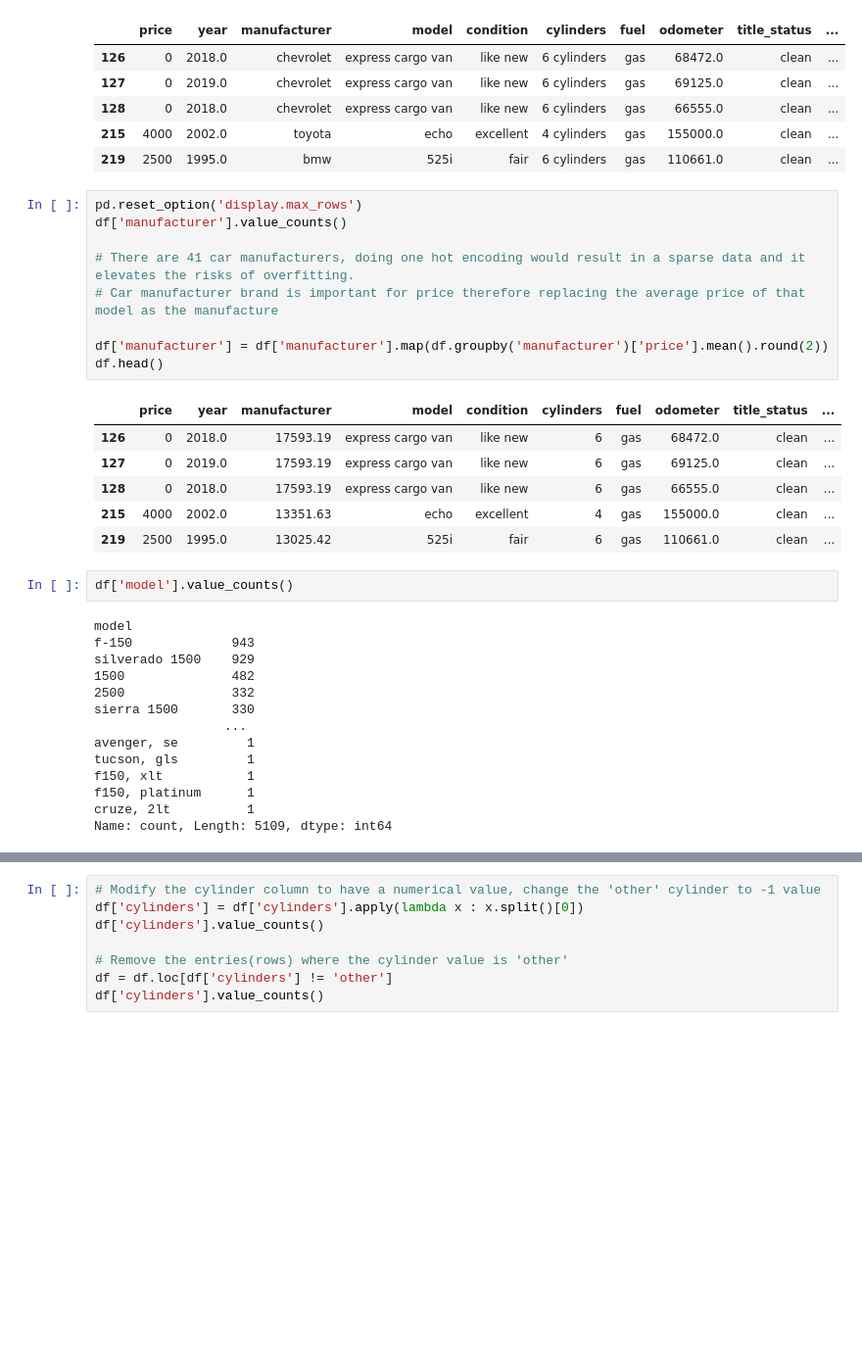
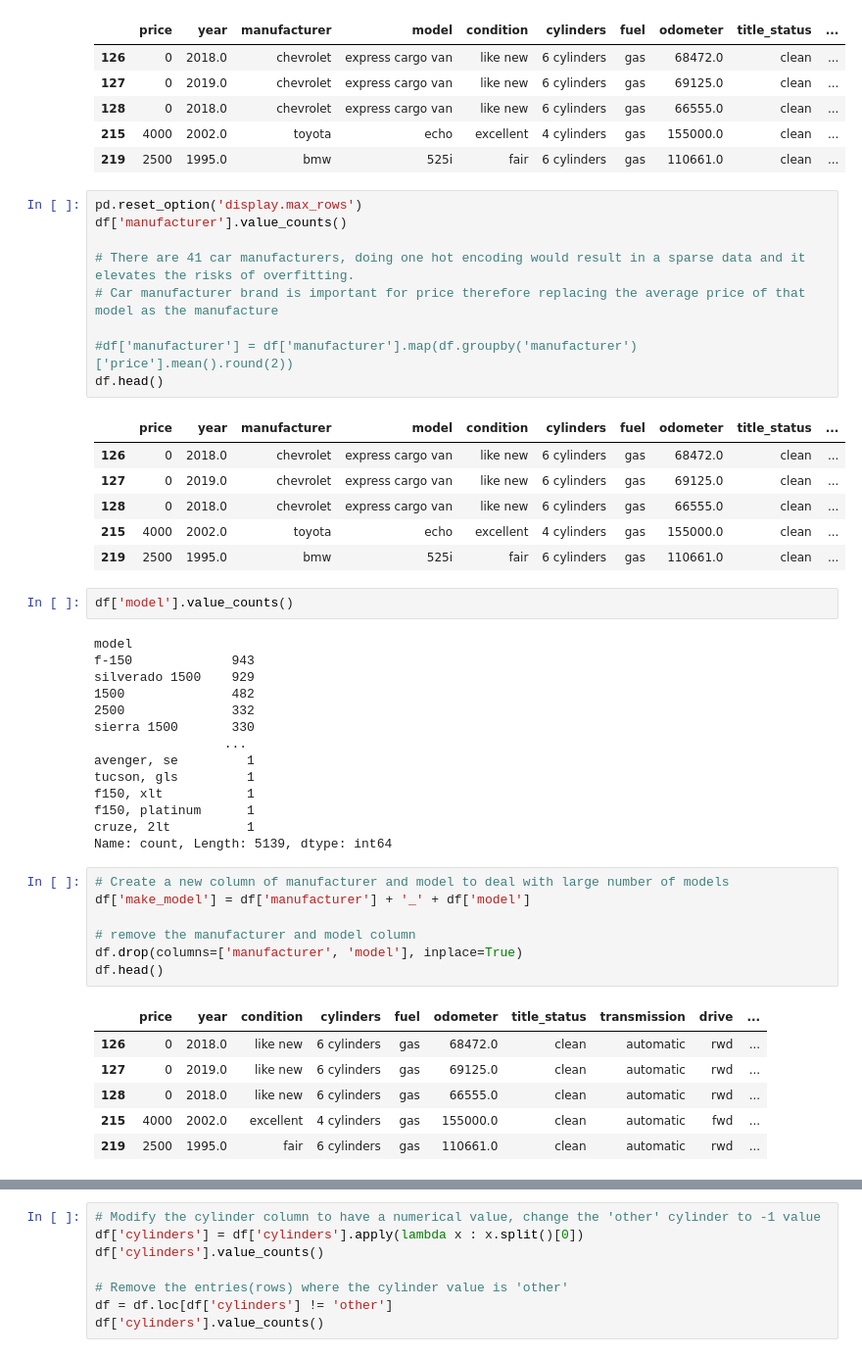
Before and after one commit to timeless81/Module-11---Used-Cars, a Jupyter notebook: prompt_II.ipynb, the cells around one changed output, grey strips where cells are left out. Shown at 98% size. Saved outputs shown, nothing was run; the diff lists cells and outputs as text; blank space fills up the shorter version.

```diff
--- a/prompt_II.ipynb
+++ b/prompt_II.ipynb
@@ -153,15 +153,15 @@ df['manufacturer'].value_counts()
 # There are 41 car manufacturers, doing one hot encoding would result in a sparse data and it elevates the risks of overfitting.
 # Car manufacturer brand is important for price therefore replacing the average price of that model as the manufacture
 
-df['manufacturer'] = df['manufacturer'].map(df.groupby('manufacturer')['price'].mean().round(2))
+#df['manufacturer'] = df['manufacturer'].map(df.groupby('manufacturer')['price'].mean().round(2))
 df.head()
 # %% [output]
 |  | price | year | manufacturer | model | condition | cylinders | fuel | odometer | title_status | ... |
-| 126 | 0 | 2018.0 | 17593.19 | express cargo van | like new | 6 | gas | 68472.0 | clean | ... |
-| 127 | 0 | 2019.0 | 17593.19 | express cargo van | like new | 6 | gas | 69125.0 | clean | ... |
-| 128 | 0 | 2018.0 | 17593.19 | express cargo van | like new | 6 | gas | 66555.0 | clean | ... |
-| 215 | 4000 | 2002.0 | 13351.63 | echo | excellent | 4 | gas | 155000.0 | clean | ... |
-| 219 | 2500 | 1995.0 | 13025.42 | 525i | fair | 6 | gas | 110661.0 | clean | ... |
+| 126 | 0 | 2018.0 | chevrolet | express cargo van | like new | 6 cylinders | gas | 68472.0 | clean | ... |
+| 127 | 0 | 2019.0 | chevrolet | express cargo van | like new | 6 cylinders | gas | 69125.0 | clean | ... |
+| 128 | 0 | 2018.0 | chevrolet | express cargo van | like new | 6 cylinders | gas | 66555.0 | clean | ... |
+| 215 | 4000 | 2002.0 | toyota | echo | excellent | 4 cylinders | gas | 155000.0 | clean | ... |
+| 219 | 2500 | 1995.0 | bmw | 525i | fair | 6 cylinders | gas | 110661.0 | clean | ... |
 # %%
 df['model'].value_counts()
 # %% [output]
@@ -177,4 +177,18 @@ tucson, gls         1
 f150, xlt           1
 f150, platinum      1
 cruze, 2lt          1
-Name: count, Length: 5109, dtype: int64
+Name: count, Length: 5139, dtype: int64
+# %%
+# Create a new column of manufacturer and model to deal with large number of models
+df['make_model'] = df['manufacturer'] + '_' + df['model']
+
+# remove the manufacturer and model column
+df.drop(columns=['manufacturer', 'model'], inplace=True)
+df.head()
+# %% [output]
+|  | price | year | condition | cylinders | fuel | odometer | title_status | transmission | drive | ... |
+| 126 | 0 | 2018.0 | like new | 6 cylinders | gas | 68472.0 | clean | automatic | rwd | ... |
+| 127 | 0 | 2019.0 | like new | 6 cylinders | gas | 69125.0 | clean | automatic | rwd | ... |
+| 128 | 0 | 2018.0 | like new | 6 cylinders | gas | 66555.0 | clean | automatic | rwd | ... |
+| 215 | 4000 | 2002.0 | excellent | 4 cylinders | gas | 155000.0 | clean | automatic | fwd | ... |
+| 219 | 2500 | 1995.0 | fair | 6 cylinders | gas | 110661.0 | clean | automatic | rwd | ... |
```
Also changed, not shown: parts of 4 cells of this notebook.
